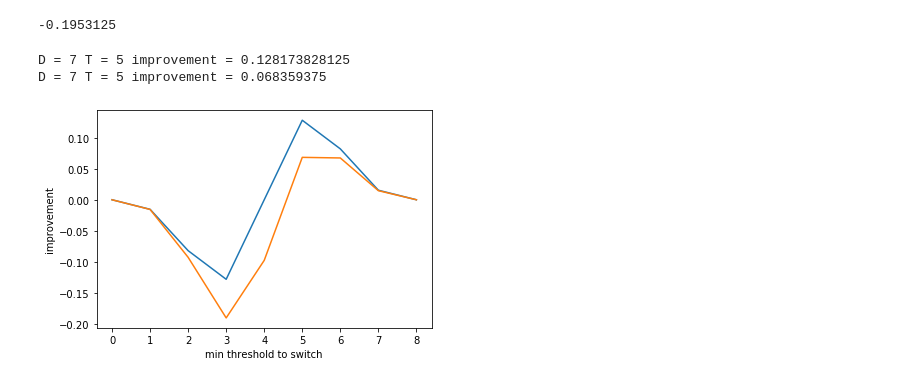
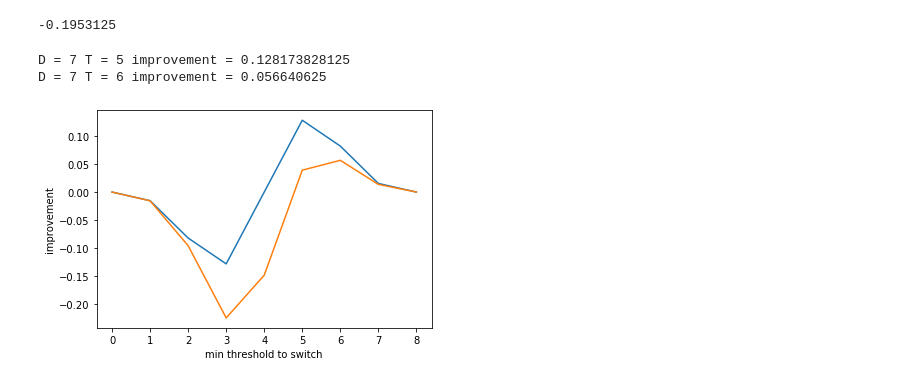
Before and after one commit to marwahaha/qaoa-local-competitors, a Jupyter notebook: hastings.ipynb, the cells around one changed output. Drawn from its saved outputs; the diff is of its cells as text; code cells hidden in the pictures.

```diff
--- a/hastings.ipynb
+++ b/hastings.ipynb
@@ -77,7 +77,7 @@ from scipy.special import binom
 array([ 1, -1, -1])
 # %%
 def q(k, threshold):
-    return 1-(k >= threshold)*2
+    return (1-(k >= threshold)*2)
 #     return -1 if k >= threshold else 1
 # %%
 assert q(2, 3) == 1, "testing q"
@@ -197,14 +197,14 @@ def calc_improvement_n_triangles_curried(n):
 # %%
 ## regular vs with a triangle
 D=7
-N=2
+N=3
 outs = gen_pts(D, calc_improvement)
 outs2 = gen_pts(D, calc_improvement_n_triangles_curried(N))
 print_best(D, outs)
 print_best(D, outs2)
 plot_T(D, outs)
 plot_T(D, outs2)
 # %% [output]
 D = 7 T = 5 improvement = 0.128173828125
-D = 7 T = 5 improvement = 0.068359375
+D = 7 T = 6 improvement = 0.056640625
-[figure, old version]
+[figure, new version]
```
Also changed, not shown: parts of 2 cells of this notebook, 1 other file.
